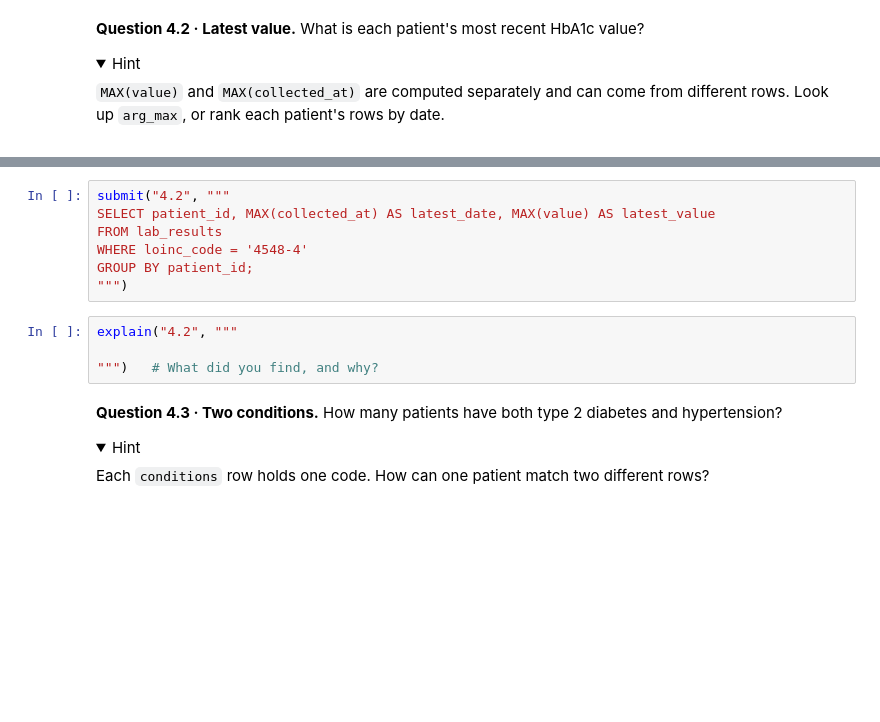
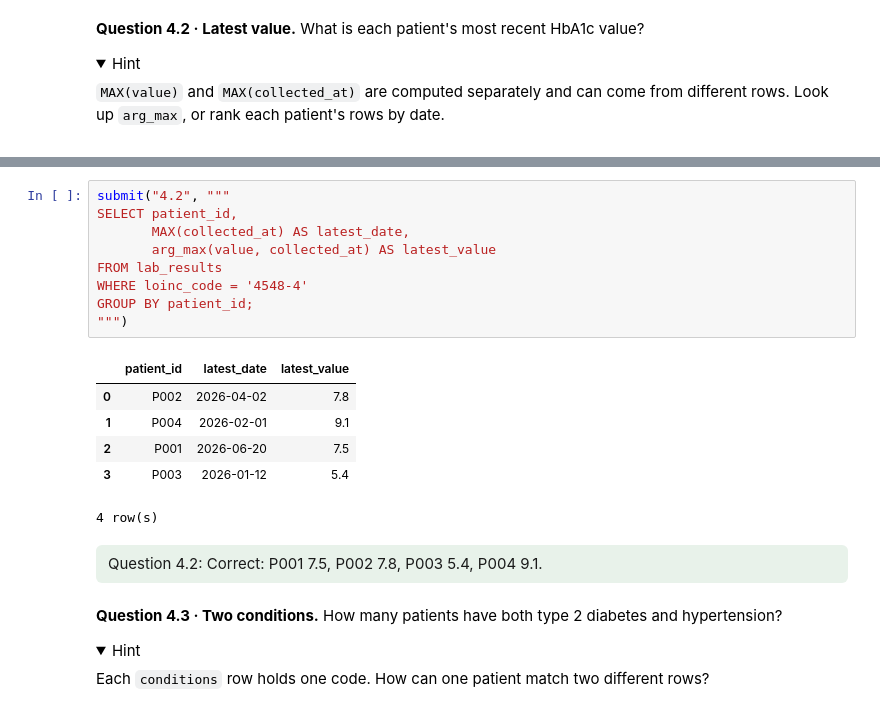
Before and after one commit to Markholmezza/p8105_hw1_zz3593, a Jupyter notebook: public/weeks/05-exercise.ipynb, the cells around one changed output, grey strips where cells are left out. Saved outputs shown, nothing was run; the diff lists cells and outputs as text; folded sections open; blank space fills up the shorter version.

```diff
--- a/public/weeks/05-exercise.ipynb
+++ b/public/weeks/05-exercise.ipynb
@@ -1151,14 +1203,20 @@ reply = ask_model("4.2", gen_system(), "What is each patient's most recent HbA1c
 # %%
 submit("4.2", """
-SELECT patient_id, MAX(collected_at) AS latest_date, MAX(value) AS latest_value
+SELECT patient_id,
+       MAX(collected_at) AS latest_date,
+       arg_max(value, collected_at) AS latest_value
 FROM lab_results
 WHERE loinc_code = '4548-4'
 GROUP BY patient_id;
 """)
+# %% [output]
+|  | patient_id | latest_date | latest_value |
+| 0 | P002 | 2026-04-02 | 7.8 |
+| 1 | P004 | 2026-02-01 | 9.1 |
+| 2 | P001 | 2026-06-20 | 7.5 |
+| 3 | P003 | 2026-01-12 | 5.4 |
+4 row(s)
+Question 4.2: Correct: P001 7.5, P002 7.8, P003 5.4, P004 9.1.
-# %%
-explain("4.2", """
-
-""")   # What did you find, and why?
 # %% [markdown]
 **Question 4.3 · Two conditions.** How many patients have both type 2 diabetes and hypertension?
 
```
Also changed, not shown: parts of 27 cells of this notebook.
